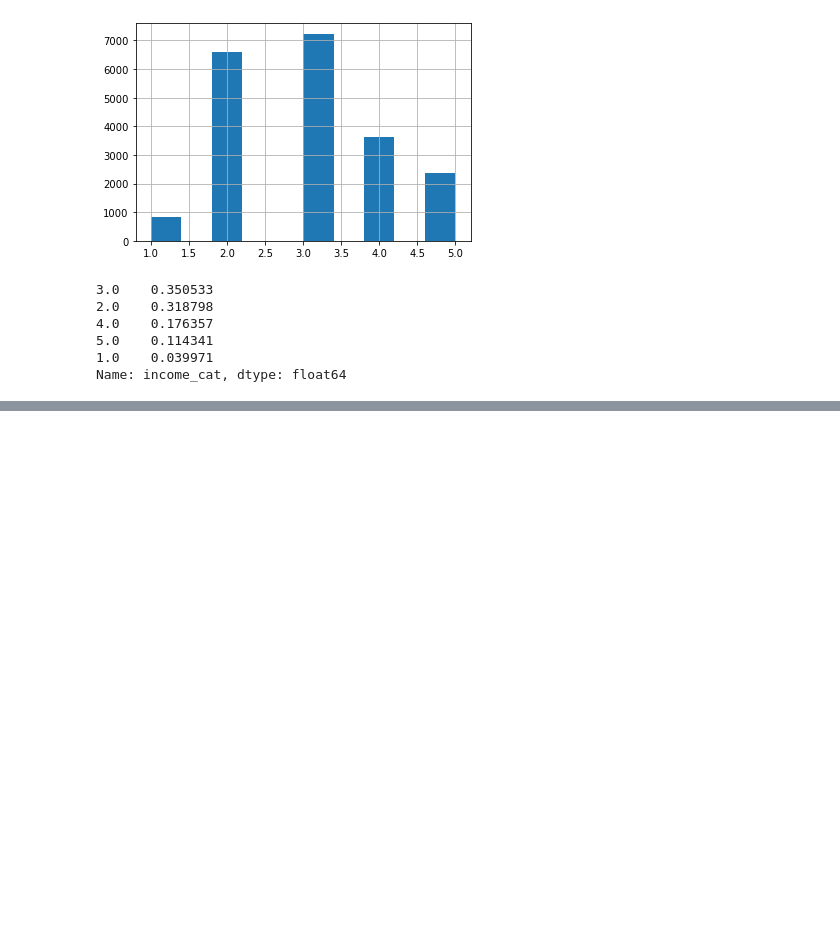
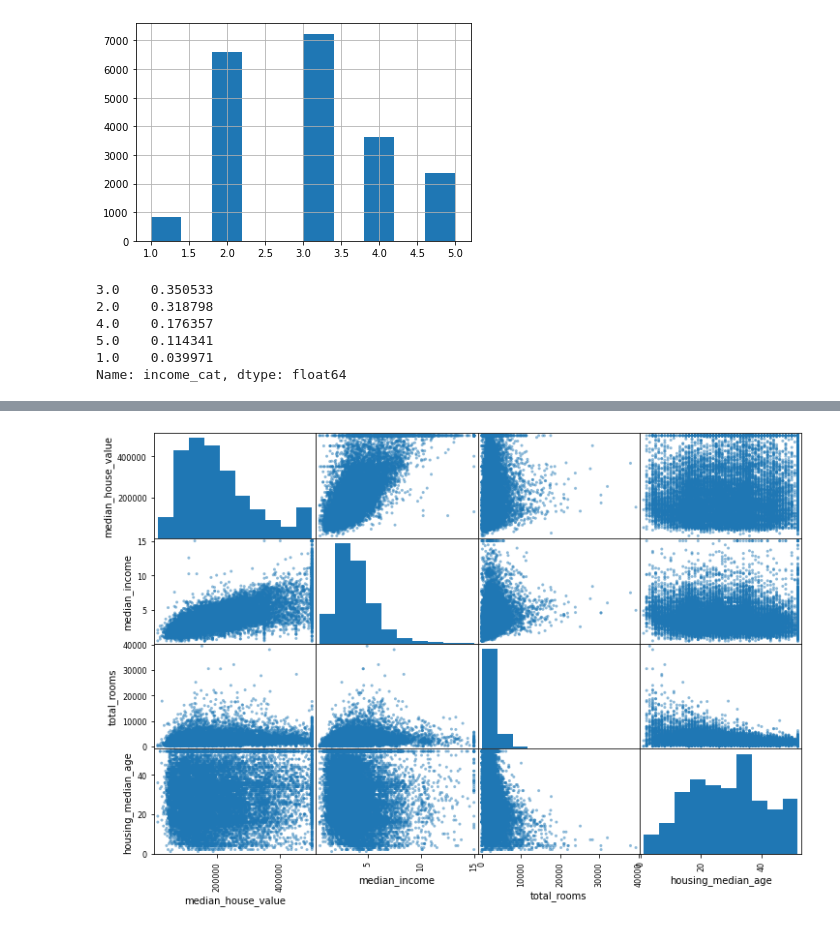
Before and after one commit to saulorcj/anotacoes, a Jupyter notebook: aprendizado de máquina/housing.ipynb, the cells around one changed output, grey strips where cells are left out. Saved outputs shown, nothing was run; the diff lists cells and outputs as text; code cells hidden in the pictures; blank space fills up the shorter version.

```diff
--- a/aprendizado de máquina/housing.ipynb
+++ b/aprendizado de máquina/housing.ipynb
@@ -147,0 +194,7 @@ for set_ in (strat_train_set, strat_test_set):
+# %%
+attributes = ["median_house_value", "median_income", "total_rooms", "housing_median_age"]
+# %%
+scatter_matrix(housing[attributes], figsize=(12, 8))
+plt.show()
+# %% [output]
+[figure, added]
```
Also changed, not shown: parts of 8 cells of this notebook.
